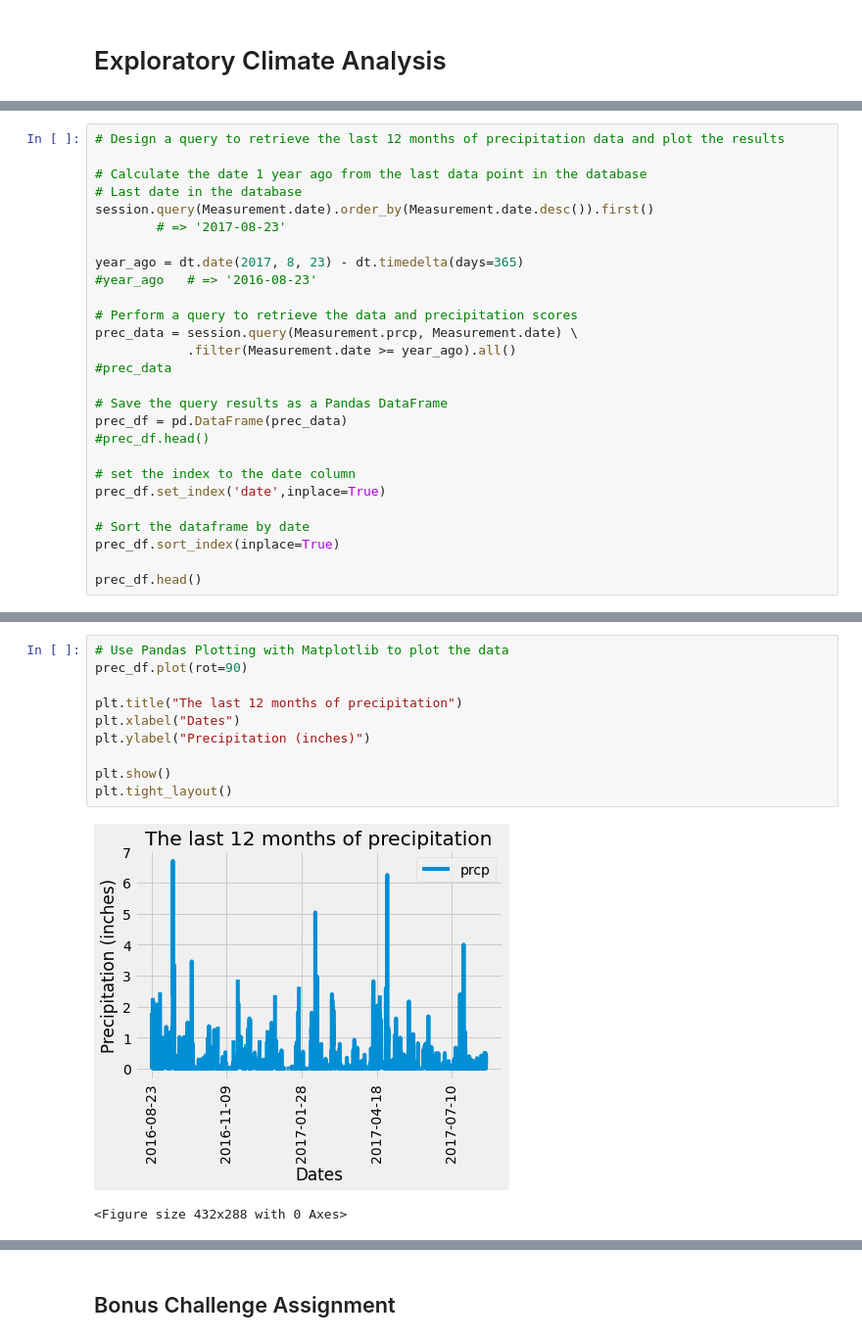
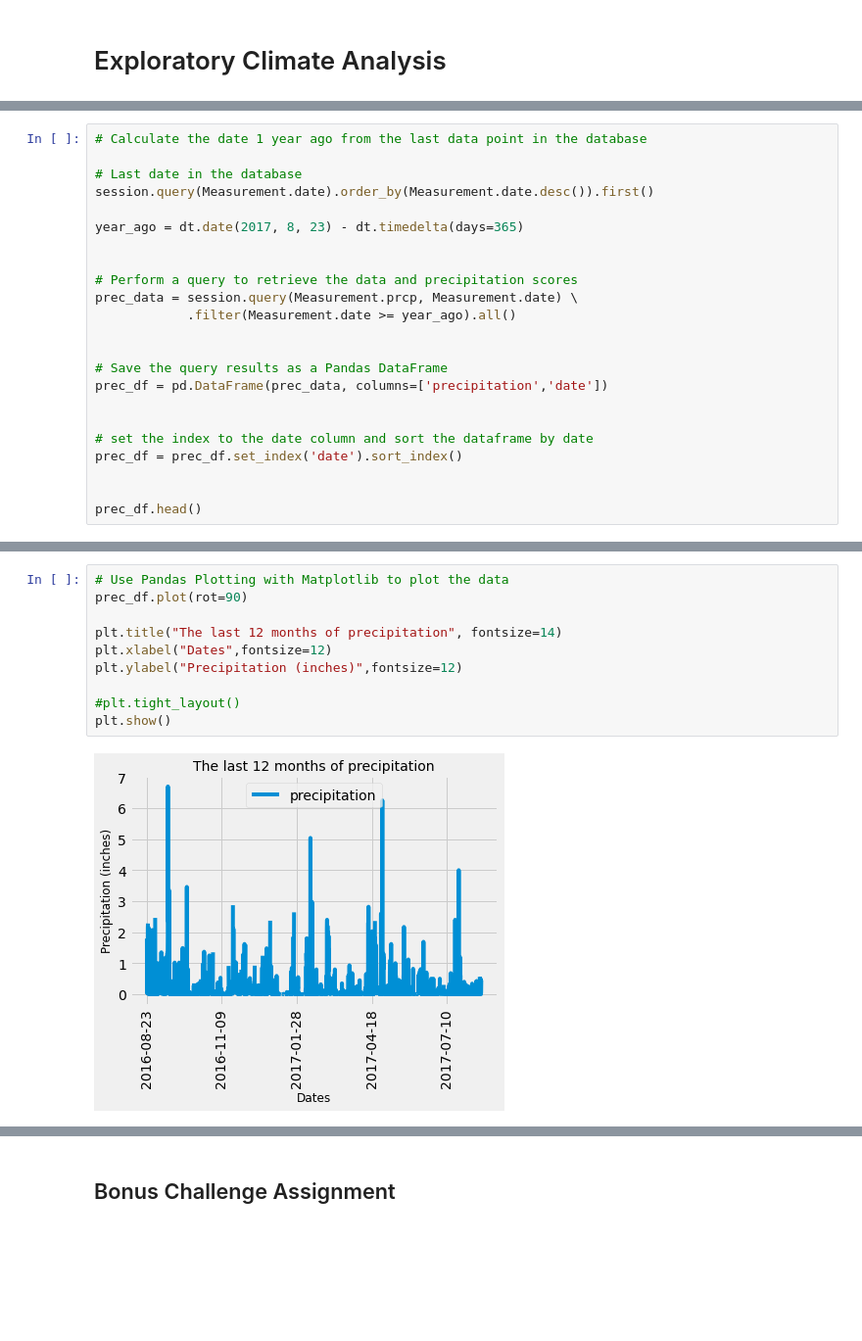
Before and after one commit to agkden/SQLAlchemy-challenge, a Jupyter notebook: climate_hawaii.ipynb, the cells around one changed output, grey strips where cells are left out. Shown: that part at 98% size. Saved outputs shown, nothing was run; the diff lists cells and outputs as text; blank space fills up the shorter version.

```diff
--- a/climate_hawaii.ipynb
+++ b/climate_hawaii.ipynb
@@ -111,29 +112,25 @@ session = Session(engine)
 * Design a query to retrieve the last 12 months of precipitation data and plot the results
 # %%
-# Design a query to retrieve the last 12 months of precipitation data and plot the results
+# Calculate the date 1 year ago from the last data point in the database
 
-# Calculate the date 1 year ago from the last data point in the database
 # Last date in the database
 session.query(Measurement.date).order_by(Measurement.date.desc()).first()
-        # => '2017-08-23'
 
 year_ago = dt.date(2017, 8, 23) - dt.timedelta(days=365)
-#year_ago   # => '2016-08-23'
+
 
 # Perform a query to retrieve the data and precipitation scores
 prec_data = session.query(Measurement.prcp, Measurement.date) \
             .filter(Measurement.date >= year_ago).all()
-#prec_data
+
 
 # Save the query results as a Pandas DataFrame
-prec_df = pd.DataFrame(prec_data)
-#prec_df.head()
+prec_df = pd.DataFrame(prec_data, columns=['precipitation','date'])
 
-# set the index to the date column
-prec_df.set_index('date',inplace=True)
 
-# Sort the dataframe by date
-prec_df.sort_index(inplace=True)
+# set the index to the date column and sort the dataframe by date
+prec_df = prec_df.set_index('date').sort_index()
+
 
 prec_df.head()
 # %% [output]
@@ -147,16 +144,15 @@ prec_df.head()
 # %%
 # Use Pandas Plotting with Matplotlib to plot the data
 prec_df.plot(rot=90)
 
-plt.title("The last 12 months of precipitation")
-plt.xlabel("Dates")
-plt.ylabel("Precipitation (inches)")
+plt.title("The last 12 months of precipitation", fontsize=14)
+plt.xlabel("Dates",fontsize=12)
+plt.ylabel("Precipitation (inches)",fontsize=12)
 
+#plt.tight_layout()
 plt.show()
-plt.tight_layout()
 # %% [output]
-[figure, old version]
+[figure, new version]
-<Figure size 432x288 with 0 Axes>
 # %%
 # Use Pandas to calcualte the summary statistics for the precipitation data
 prec_df.describe()
```
Also changed, not shown: parts of 18 cells of this notebook.
